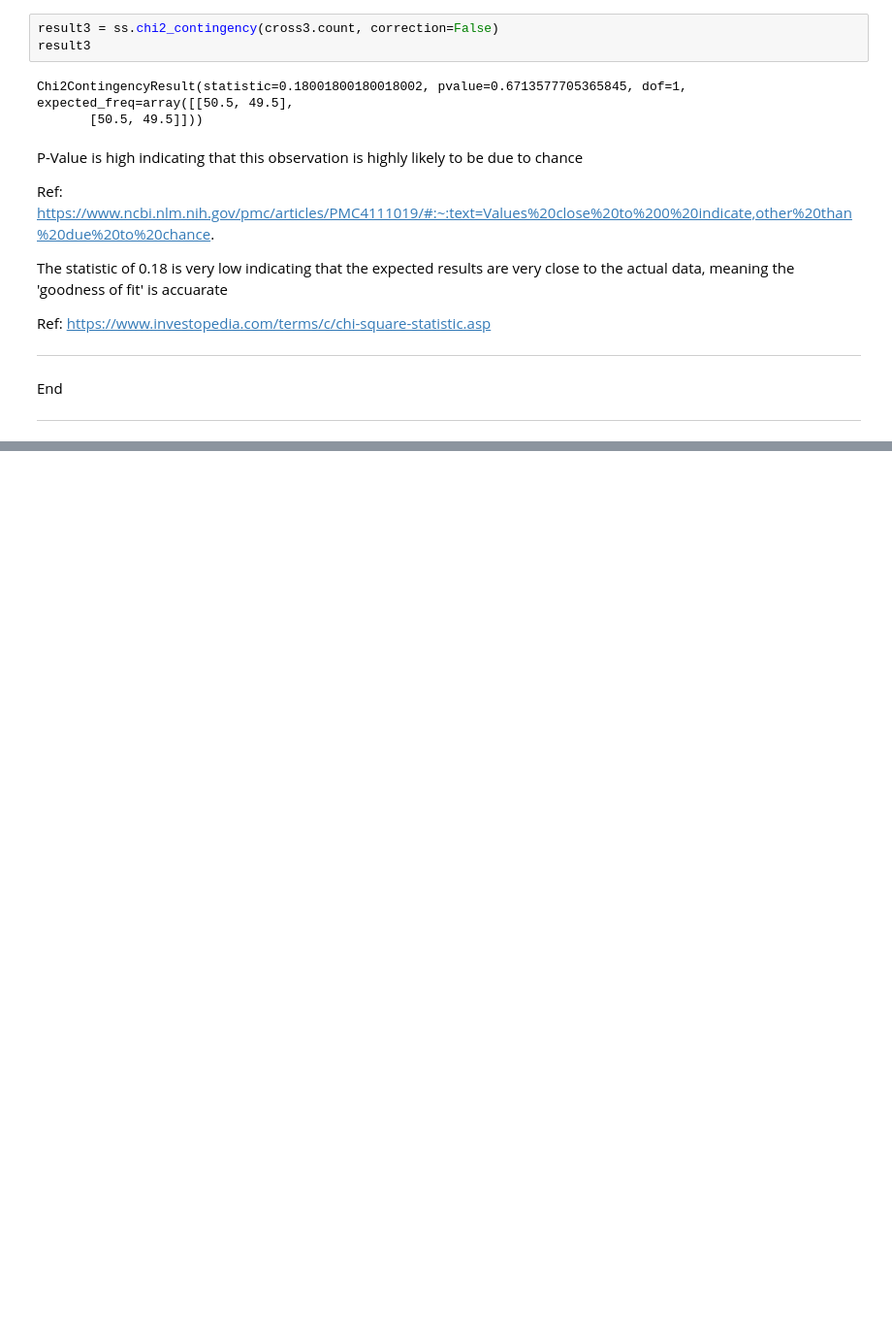
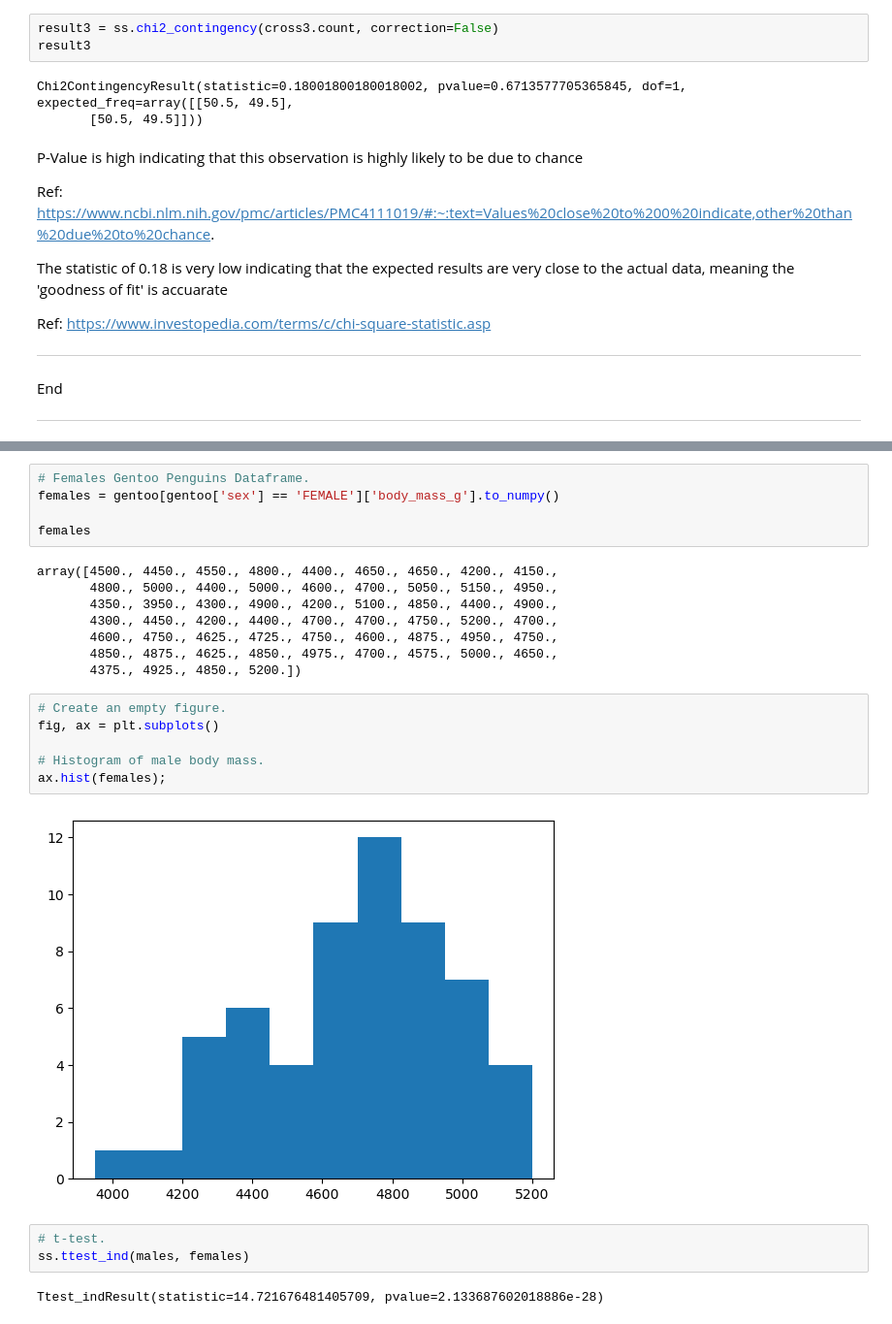
Before and after one commit to mhmdmahdi/Machine-Learning-and-Statistics, a Jupyter notebook: tasks.ipynb, the cells around one changed output, grey strips where cells are left out. Shown at 97% size. Drawn from its saved outputs; the diff is of its cells as text; blank space fills up the shorter version.

```diff
--- a/tasks.ipynb
+++ b/tasks.ipynb
@@ -270,0 +348,26 @@ End
+# %%
+# Females Gentoo Penguins Dataframe.
+females = gentoo[gentoo['sex'] == 'FEMALE']['body_mass_g'].to_numpy()
+
+females
+# %% [output]
+array([4500., 4450., 4550., 4800., 4400., 4650., 4650., 4200., 4150.,
+       4800., 5000., 4400., 5000., 4600., 4700., 5050., 5150., 4950.,
+       4350., 3950., 4300., 4900., 4200., 5100., 4850., 4400., 4900.,
+       4300., 4450., 4200., 4400., 4700., 4700., 4750., 5200., 4700.,
+       4600., 4750., 4625., 4725., 4750., 4600., 4875., 4950., 4750.,
+       4850., 4875., 4625., 4850., 4975., 4700., 4575., 5000., 4650.,
+       4375., 4925., 4850., 5200.])
+# %%
+# Create an empty figure.
+fig, ax = plt.subplots()
+
+# Histogram of male body mass.
+ax.hist(females);
+# %% [output]
+[figure, added]
+# %%
+# t-test.
+ss.ttest_ind(males, females)
+# %% [output]
+Ttest_indResult(statistic=14.721676481405709, pvalue=2.133687602018886e-28)
```
Also changed, not shown: parts of 11 cells of this notebook, 4 other files.
